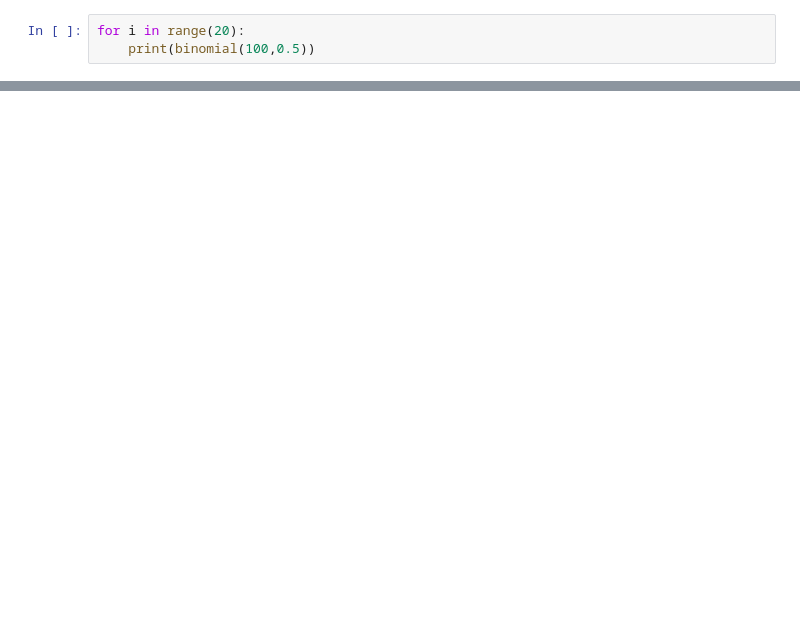
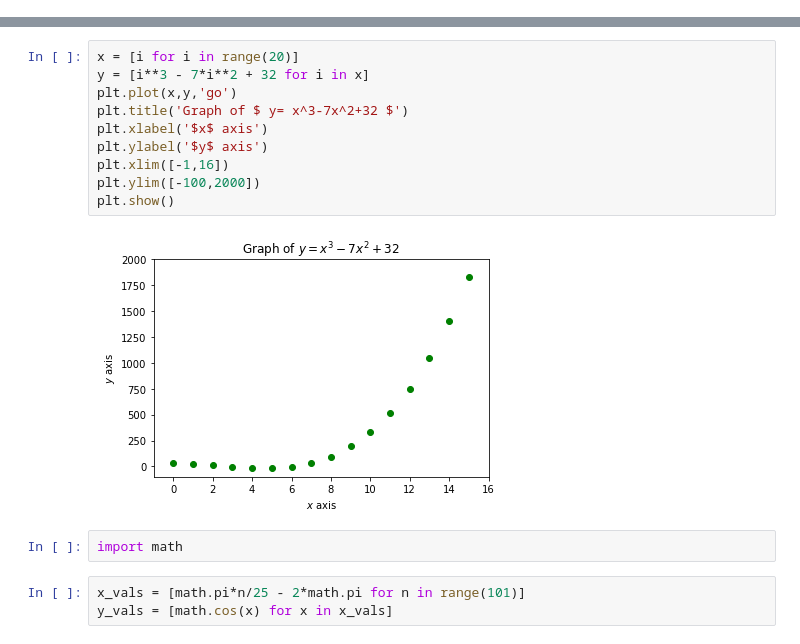
Before and after one commit to rahollis/rahollis.github.io, a Jupyter notebook: _static/MTH_337/week3_in_class.ipynb, the cells around one changed output, grey strips where cells are left out. Saved outputs shown, nothing was run; the diff lists cells and outputs as text; blank space fills up the shorter version.

```diff
--- a/_static/MTH_337/week3_in_class.ipynb
+++ b/_static/MTH_337/week3_in_class.ipynb
@@ -168,3 +0,0 @@ binomial(...) method of numpy.random.mtrand.RandomState instance
-# %%
-for i in range(20):
-    print(binomial(100,0.5))
@@ -202,0 +170,17 @@ bottom_half = deck[34:]
+# %%
+x = [i for i in range(20)]
+y = [i**3 - 7*i**2 + 32 for i in x]
+plt.plot(x,y,'go')
+plt.title('Graph of $ y= x^3-7x^2+32 $')
+plt.xlabel('$x$ axis')
+plt.ylabel('$y$ axis')
+plt.xlim([-1,16])
+plt.ylim([-100,2000])
+plt.show()
+# %% [output]
+[figure, added]
+# %%
+import math
+# %%
+x_vals = [math.pi*n/25 - 2*math.pi for n in range(101)]
+y_vals = [math.cos(x) for x in x_vals]
```
Also changed, not shown: parts of 61 cells of this notebook, 21 other files.
